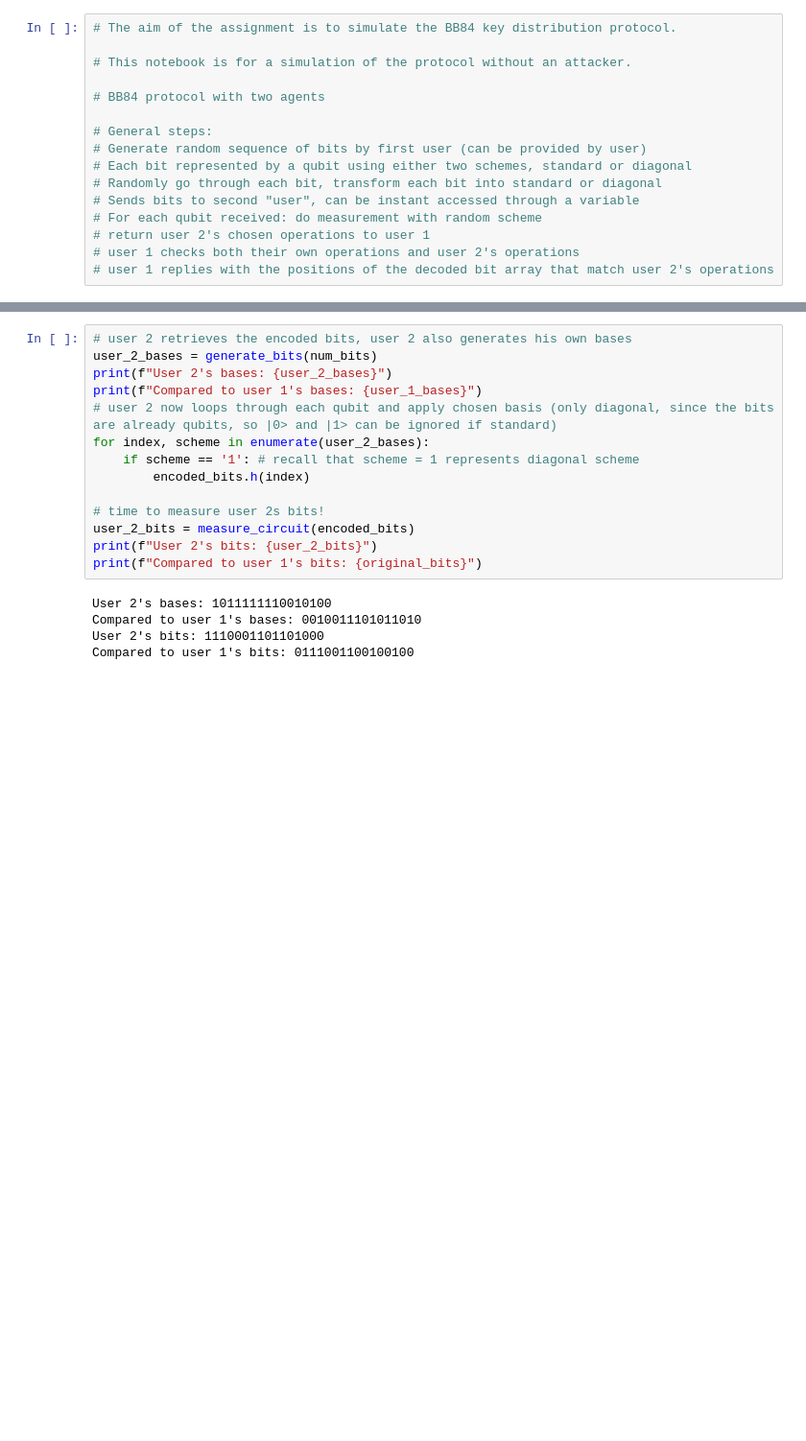
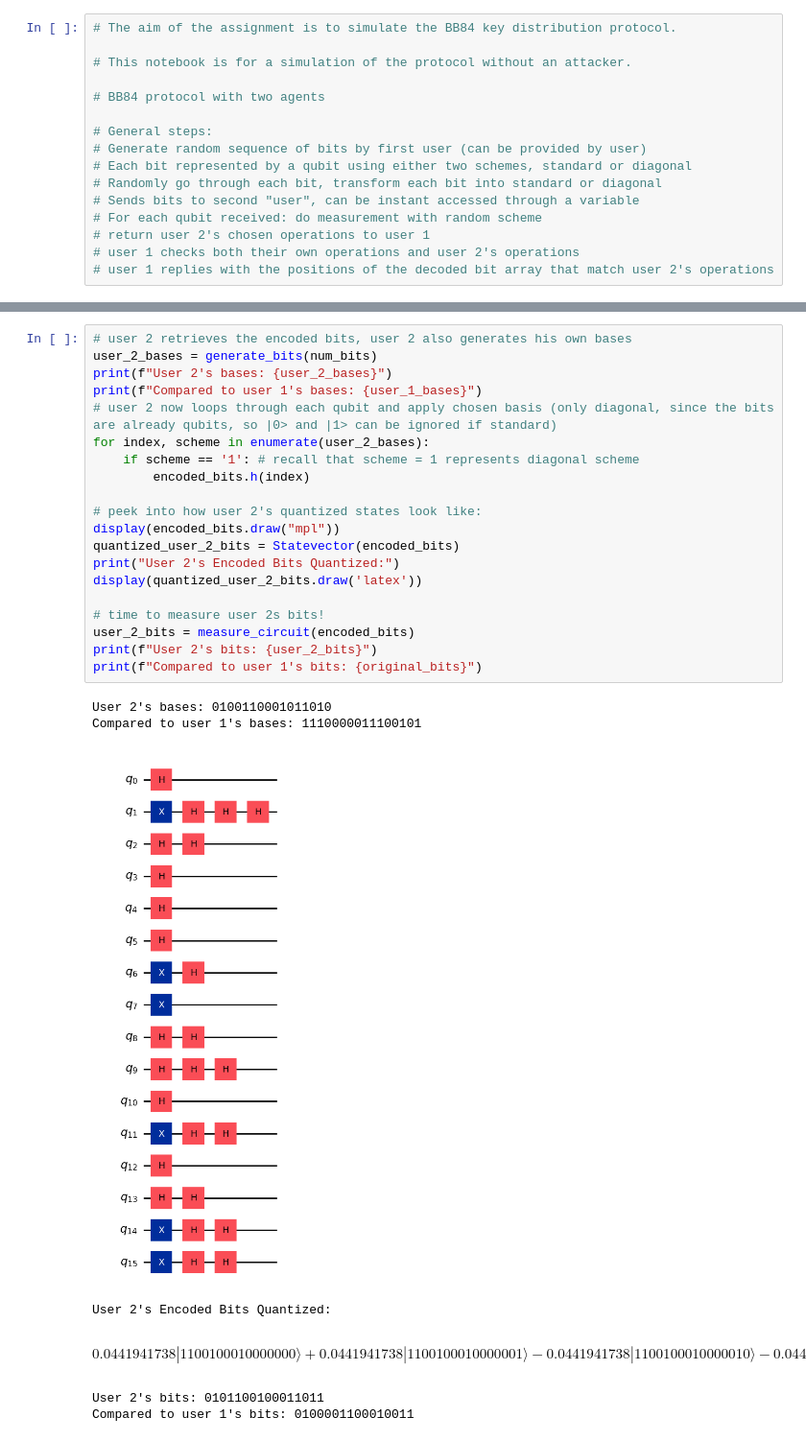
Before and after one commit to tlsloth/SIT-UofG-QC-Assignment, a Jupyter notebook: BB84-Plain.ipynb, the cells around one changed output, grey strips where cells are left out. Shown at 96% size. Drawn from its saved outputs; the diff is of its cells as text; blank space fills up the shorter version.

```diff
--- a/BB84-Plain.ipynb
+++ b/BB84-Plain.ipynb
@@ -116,22 +139,31 @@ encoded_bits = encode_bits(original_bits,user_1_bases)
 # %%
 # user 2 retrieves the encoded bits, user 2 also generates his own bases
 user_2_bases = generate_bits(num_bits)
 print(f"User 2's bases: {user_2_bases}")
 print(f"Compared to user 1's bases: {user_1_bases}")
 # user 2 now loops through each qubit and apply chosen basis (only diagonal, since the bits are already qubits, so |0> and |1> can be ignored if standard)
 for index, scheme in enumerate(user_2_bases):
     if scheme == '1': # recall that scheme = 1 represents diagonal scheme
         encoded_bits.h(index)
 
+# peek into how user 2's quantized states look like:
+display(encoded_bits.draw("mpl"))
+quantized_user_2_bits = Statevector(encoded_bits)
+print("User 2's Encoded Bits Quantized:")
+display(quantized_user_2_bits.draw('latex'))
+
 # time to measure user 2s bits!
 user_2_bits = measure_circuit(encoded_bits)
 print(f"User 2's bits: {user_2_bits}")
 print(f"Compared to user 1's bits: {original_bits}")
 # %% [output]
-User 2's bases: 1011111110010100
-Compared to user 1's bases: 0010011101011010
-User 2's bits: 1110001101101000
-Compared to user 1's bits: 0111001100100100
+User 2's bases: 0100110001011010
+Compared to user 1's bases: 1110000011100101
+[figure, added]
+User 2's Encoded Bits Quantized:
+$$0.0441941738 |1100100010000000\rangle+0.0441941738 |1100100010000001\rangle-0.0441941738 |1100100010000010\rangle-0.0441941738 |1100100010000011\rangle+0.0441941738 |1100100010001000\rangle+0.0441941738 |1100100010001001\rangle + \ldots +0.0441941738 |1101111011110011\rangle-0.0441941738 |1101111011111000\rangle-0.0441941738 |1101111011111001\rangle+0.0441941738 |1101111011111010\rangle+0.0441941738 |1101111011111011\rangle$$
+User 2's bits: 0101100100011011
+Compared to user 1's bits: 0100001100010011
 # %%
 # simulated passing user_2_bases to user_1, user 1 will check user 2s base and compare with their own here
 matching_indexes = []
```
Also changed, not shown: parts of 5 cells of this notebook.
